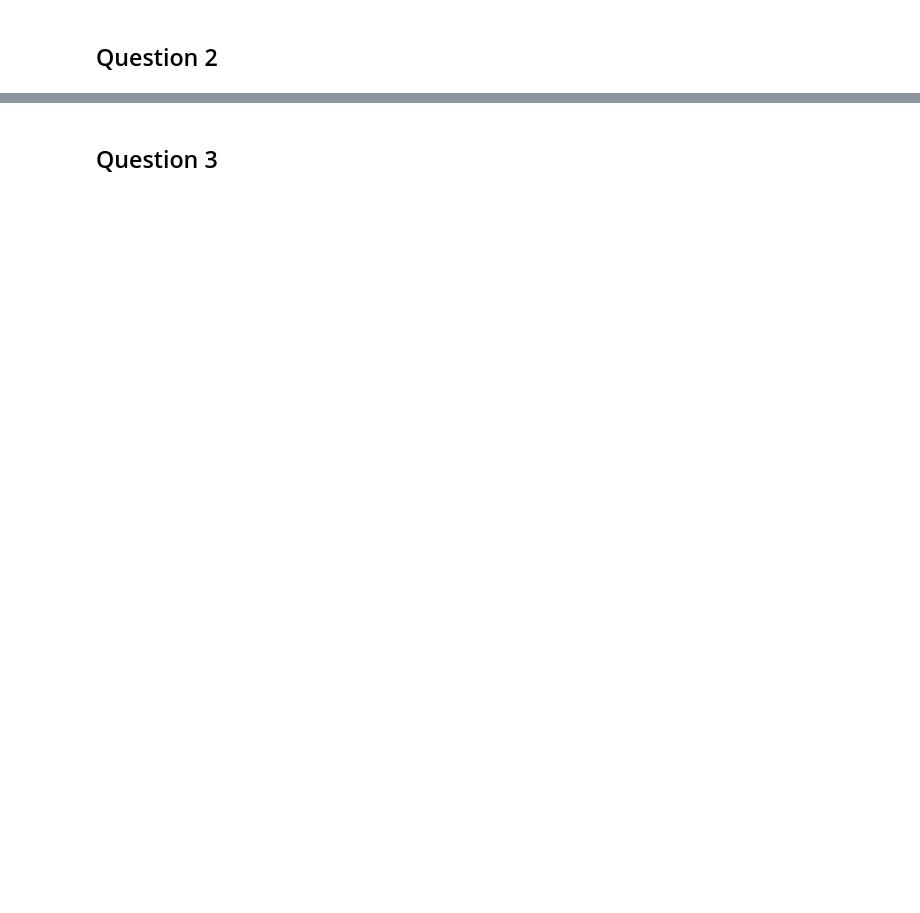
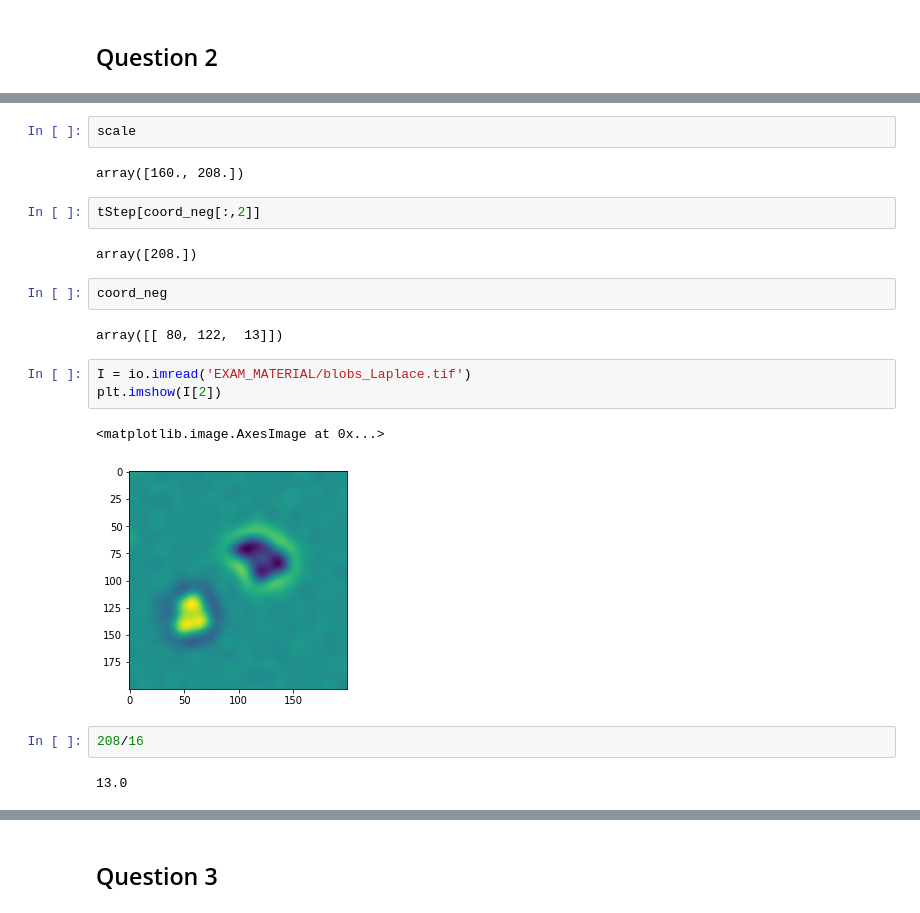
Before and after one commit to wdmdev/02506-advanced-image-analysis, a Jupyter notebook: exam/exam_2022.ipynb, the cells around one changed output, grey strips where cells are left out. Cells and saved outputs as stored; diff of their text form; blank space fills up the shorter version.

Commit message:
Exam over

```diff
--- a/exam/exam_2022.ipynb
+++ b/exam/exam_2022.ipynb
@@ -16,0 +132,22 @@ import matplotlib.pyplot as plt
+# %%
+scale
+# %% [output]
+array([160., 208.])
+# %%
+tStep[coord_neg[:,2]]
+# %% [output]
+array([208.])
+# %%
+coord_neg
+# %% [output]
+array([[ 80, 122,  13]])
+# %%
+I = io.imread('EXAM_MATERIAL/blobs_Laplace.tif')
+plt.imshow(I[2])
+# %% [output]
+<matplotlib.image.AxesImage at 0x...>
+[figure, added]
+# %%
+208/16
+# %% [output]
+13.0
```
Also changed, not shown: parts of 80 cells of this notebook, 28 other files.
